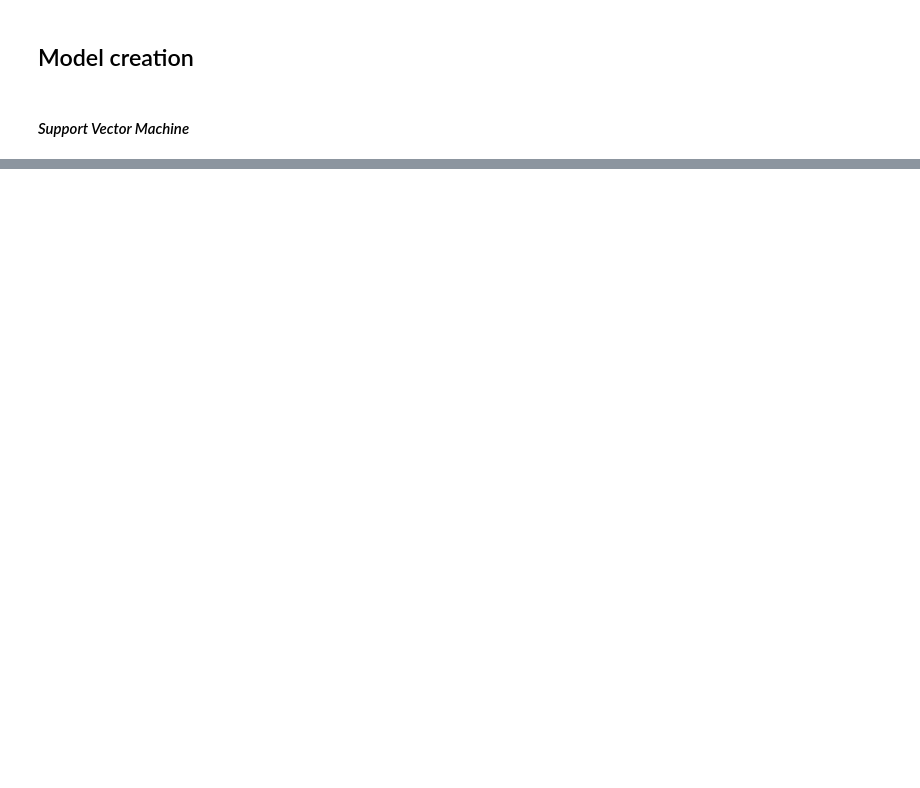
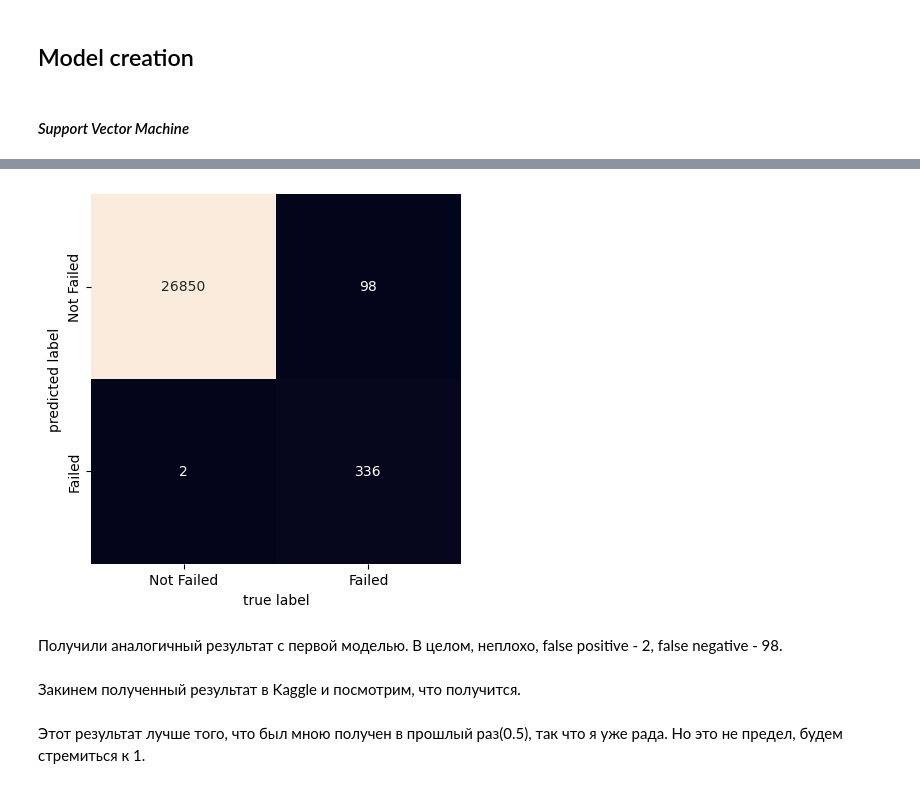
Before and after one commit to knpvlt/DS2, a Jupyter notebook: HW_10_.ipynb, the cells around one changed output, grey strips where cells are left out. Cells and saved outputs as stored; diff of their text form; code cells hidden in the pictures; blank space fills up the shorter version.

```diff
--- a/HW_10_.ipynb
+++ b/HW_10_.ipynb
@@ -255,0 +359,5 @@ plt.ylabel('predicted label');
+# %%
+grid = SVC(C=5, kernel='poly', gamma= 0.001)
+# %%
+%%time
+grid.fit(X_train_scaled, y_train)
@@ -255,0 +368,3 @@ plt.ylabel('predicted label');
+# %%
+X_train_predicted = grid.predict(X_train_scaled)
+X_valid_predicted = grid.predict(X_valid_scaled)
@@ -255,0 +390,13 @@ plt.ylabel('predicted label');
+# %%
+mat = confusion_matrix(y_valid, X_valid_predicted)
+sns.heatmap(mat.T, square = True, annot = True, fmt = 'd', cbar = False,
+           xticklabels = ['Not Failed', 'Failed'],
+            yticklabels = ['Not Failed', 'Failed'])
+plt.xlabel('true label')
+plt.ylabel('predicted label');
+# %% [output]
+[figure, added]
+# %% [markdown]
+Получили аналогичный результат с первой моделью. В целом, неплохо, false positive - 2, false negative - 98.
+# %% [markdown]
+Закинем полученный результат в Kaggle и посмотрим, что получится.
@@ -255,0 +408,2 @@ plt.ylabel('predicted label');
+# %% [markdown]
+Этот результат лучше того, что был мною получен в прошлый раз(0.5), так что я уже рада. Но это не предел, будем стремиться к 1.
```
Also changed, not shown: parts of 41 cells of this notebook.
